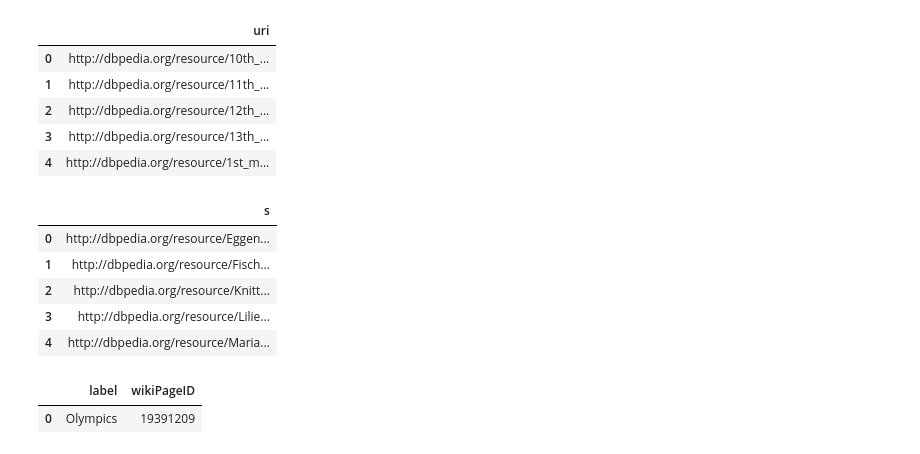
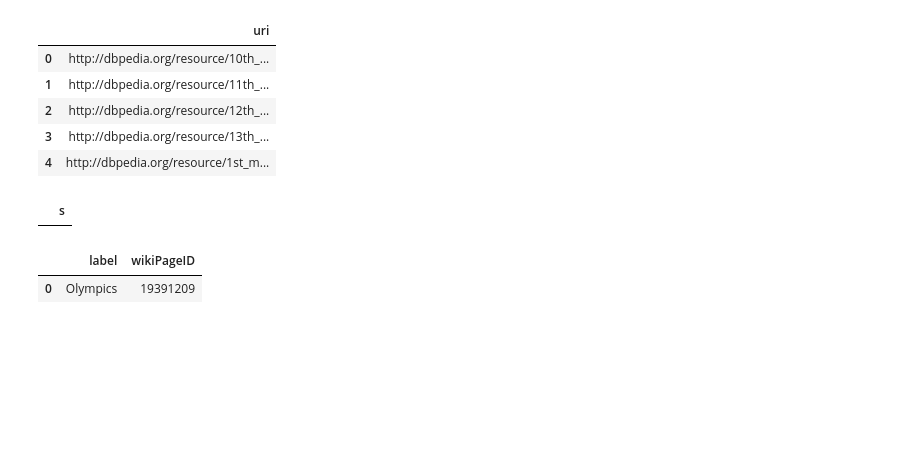
Before and after one commit to gunharth/120-years-of-Olympic-history, a Jupyter notebook: 00_Misc.ipynb, the cells around one changed output. Drawn from its saved outputs; the diff is of its cells as text; code cells hidden in the pictures; blank space fills up the shorter version.

```diff
--- a/00_Misc.ipynb
+++ b/00_Misc.ipynb
@@ -55,24 +55,19 @@ df.head()
 # %%
 # endpoint = "http://dbpedia.org/sparql"
 q = """
         PREFIX dbo: <http://dbpedia.org/ontology/>
 PREFIX dbr: <http://dbpedia.org/resource/>
 SELECT ?s WHERE {
- ?s a dbo:City ;
-    dbo:country dbr:Austria
+ ?s a dbo:country ;
+    dbo:City dbr:Innsbruck
 }
 """
 
 #df = sparql_dataframe.get(endpoint, q)
 df = sparqldataframe.dbpedia_query(q)
 df.head()
 # %% [output]
 |  | s |
-| 0 | http://dbpedia.org/resource/Eggen... |
-| 1 | http://dbpedia.org/resource/Fisch... |
-| 2 | http://dbpedia.org/resource/Knitt... |
-| 3 | http://dbpedia.org/resource/Lilie... |
-| 4 | http://dbpedia.org/resource/Maria... |
 # %%
 # endpoint = "http://dbpedia.org/sparql"
 q = """
```
Also changed, not shown: parts of 2 cells of this notebook, 4 other files.
